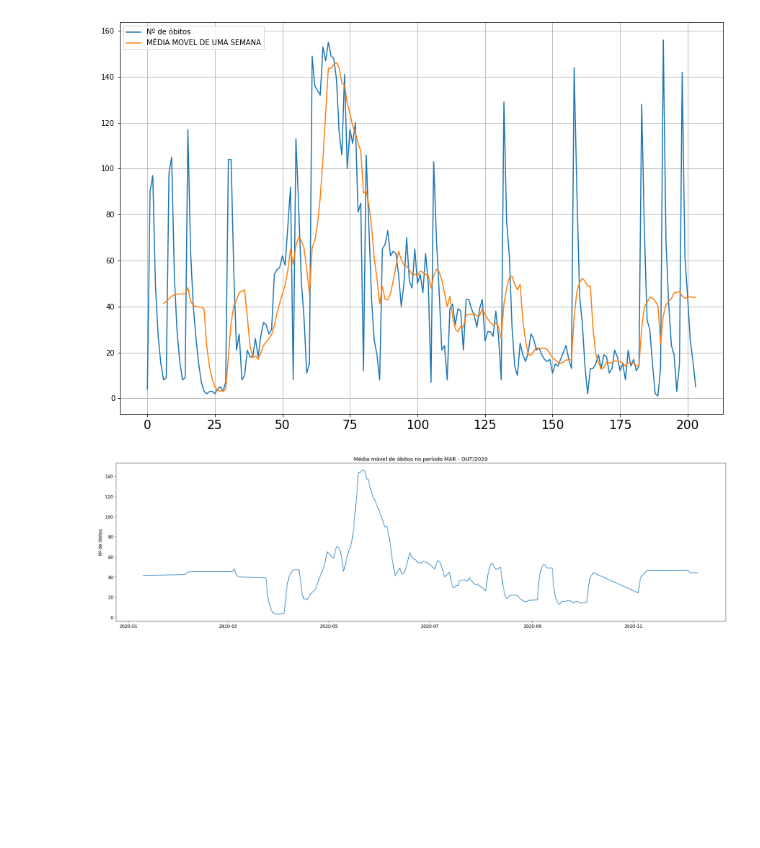
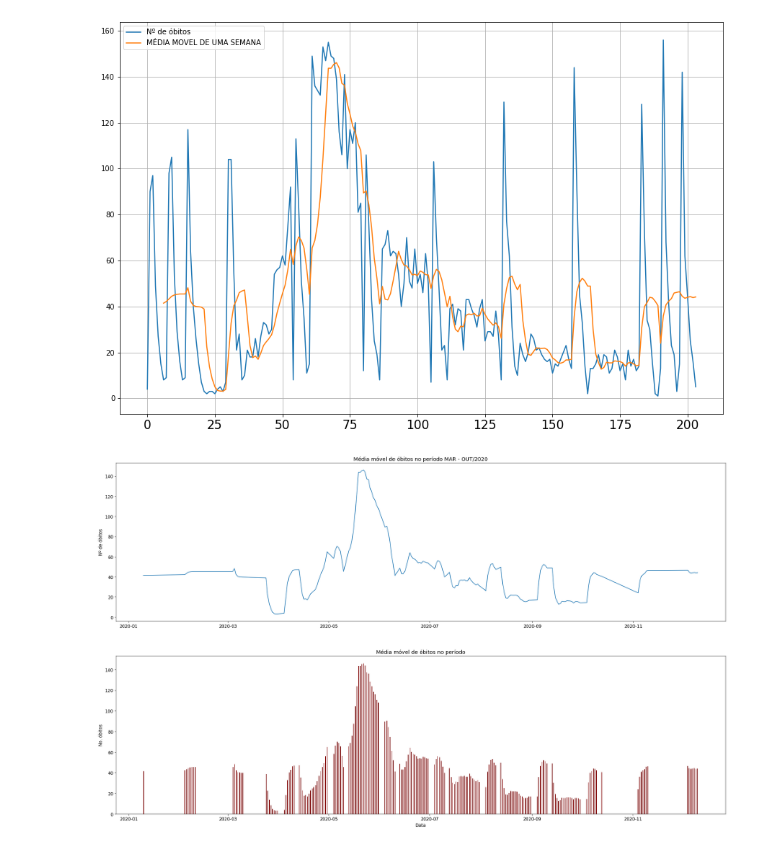
Before and after one commit to ominivac/analise_integraSUS, a Jupyter notebook: IntregraSUS.ipynb, the cells around one changed output. Saved outputs shown, nothing was run; the diff lists cells and outputs as text; code cells hidden in the pictures; blank space fills up the shorter version.

```diff
--- a/IntregraSUS.ipynb
+++ b/IntregraSUS.ipynb
@@ -198,3 +198,16 @@ plt.ylabel('Nº de óbitos');
 plt.show()
 # %% [output]
 [figure]
+# %%
+fig = plt.figure(figsize = (30, 8))
+
+# creating the bar plot
+plt.bar(g1['dataObito'], g1['MA7'], color ='maroon',
+        width = 0.4)
+
+plt.xlabel("Data")
+plt.ylabel("No. óbitos")
+plt.title("Média móvel de óbitos no período")
+plt.show()
+# %% [output]
+[figure, added]
```
